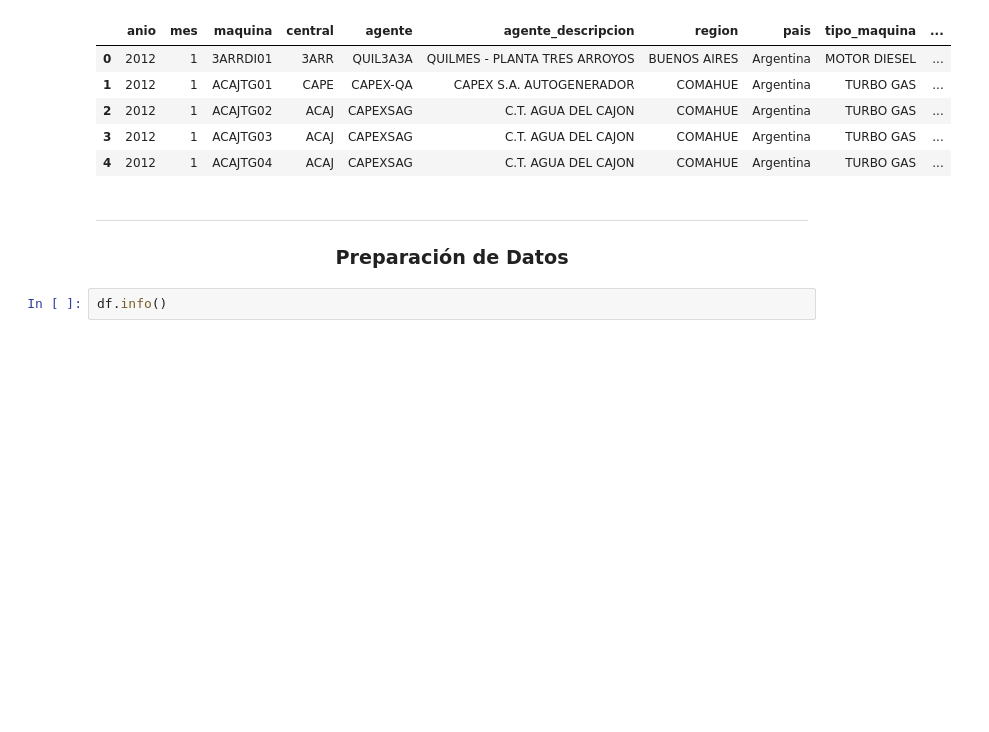
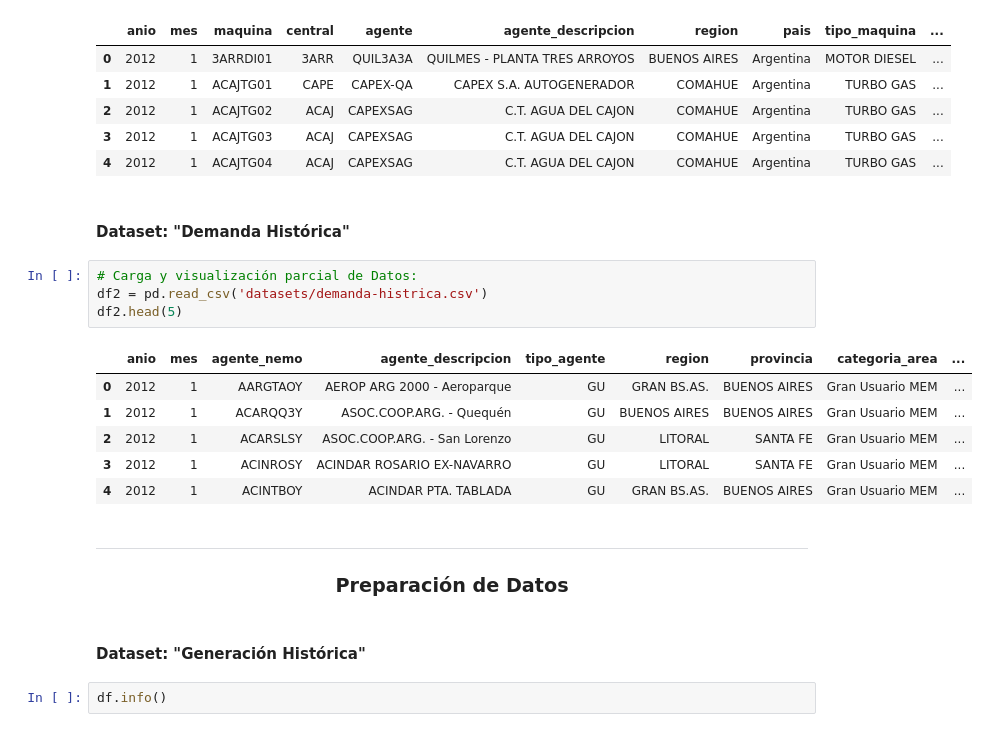
Before and after one commit to gagabriela2787/MachineLearnig, a Jupyter notebook: proyecto_pp1.ipynb, the cells around one changed output. Drawn from its saved outputs; the diff is of its cells as text; blank space fills up the shorter version.

```diff
--- a/proyecto_pp1.ipynb
+++ b/proyecto_pp1.ipynb
@@ -15,9 +18,24 @@ df.head(5)
 | 2 | 2012 | 1 | ACAJTG02 | ACAJ | CAPEXSAG | C.T. AGUA DEL CAJON | COMAHUE | Argentina | TURBO GAS | ... |
 | 3 | 2012 | 1 | ACAJTG03 | ACAJ | CAPEXSAG | C.T. AGUA DEL CAJON | COMAHUE | Argentina | TURBO GAS | ... |
 | 4 | 2012 | 1 | ACAJTG04 | ACAJ | CAPEXSAG | C.T. AGUA DEL CAJON | COMAHUE | Argentina | TURBO GAS | ... |
+# %% [markdown]
+#### Dataset: "Demanda Histórica"
+# %%
+# Carga y visualización parcial de Datos:
+df2 = pd.read_csv('datasets/demanda-histrica.csv')
+df2.head(5)
+# %% [output]
+|  | anio | mes | agente_nemo | agente_descripcion | tipo_agente | region | provincia | categoria_area | ... |
+| 0 | 2012 | 1 | AARGTAOY | AEROP ARG 2000 - Aeroparque | GU | GRAN BS.AS. | BUENOS AIRES | Gran Usuario MEM | ... |
+| 1 | 2012 | 1 | ACARQQ3Y | ASOC.COOP.ARG. - Quequén | GU | BUENOS AIRES | BUENOS AIRES | Gran Usuario MEM | ... |
+| 2 | 2012 | 1 | ACARSLSY | ASOC.COOP.ARG. - San Lorenzo | GU | LITORAL | SANTA FE | Gran Usuario MEM | ... |
+| 3 | 2012 | 1 | ACINROSY | ACINDAR ROSARIO EX-NAVARRO | GU | LITORAL | SANTA FE | Gran Usuario MEM | ... |
+| 4 | 2012 | 1 | ACINTBOY | ACINDAR PTA. TABLADA | GU | GRAN BS.AS. | BUENOS AIRES | Gran Usuario MEM | ... |
 # %% [markdown]
 ---
 ### <center> Preparación de Datos
+# %% [markdown]
+#### Dataset: "Generación Histórica"
 # %%
 df.info()
 # %% [output]
```
Also changed, not shown: parts of 15 cells of this notebook.
